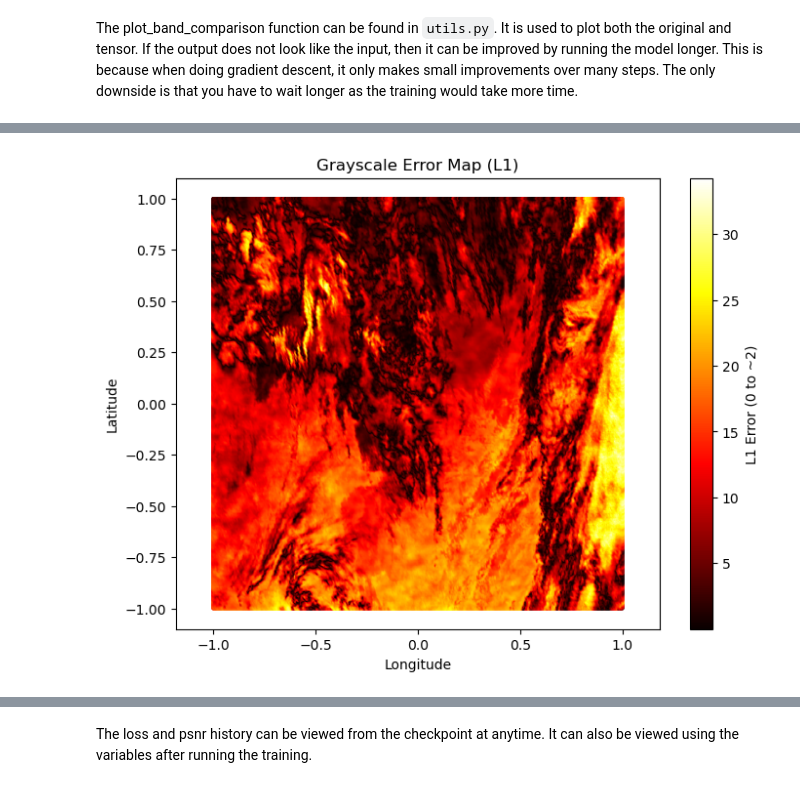
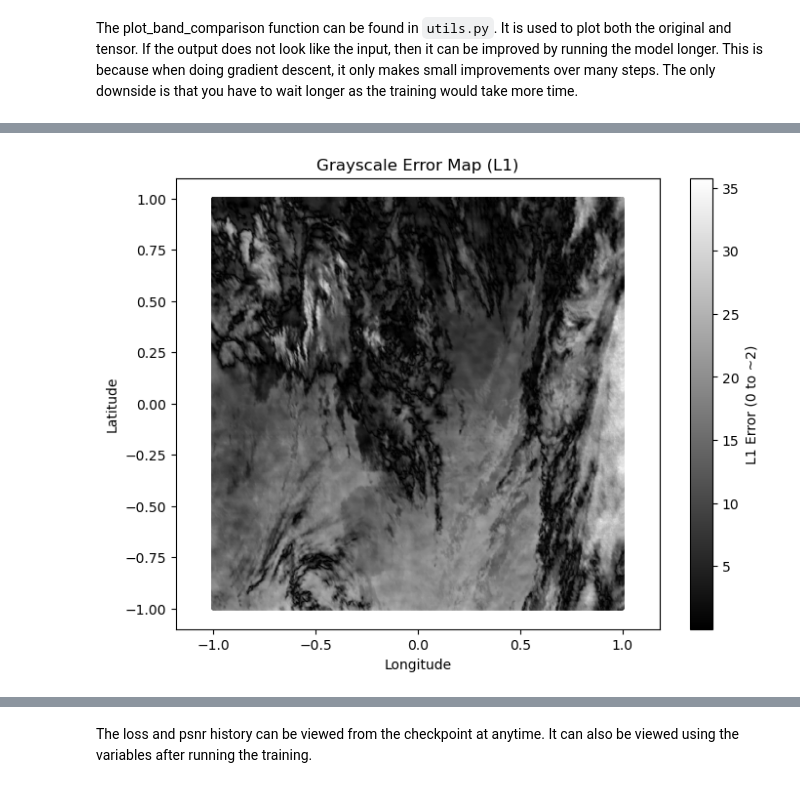
Before and after one commit to 20leebe/GOES-Finer-Tutorial, a Jupyter notebook: tutorial.ipynb, the cells around one changed output, grey strips where cells are left out. Saved outputs shown, nothing was run; the diff lists cells and outputs as text; code cells hidden in the pictures.

Commit message:
converted to grayscale for errormap

```diff
--- a/tutorial.ipynb
+++ b/tutorial.ipynb
@@ -595,14 +583,14 @@ Wall time: 11.5 s
 # %%
 %%time
 error_map_gray = np.mean(np.abs(tensor_denorm - predictions_denorm), axis=-1)  # shape: (N,)
 
 plt.figure(figsize=(8, 6))
-sc = plt.scatter(coords[:, 1], coords[:, 0], c=error_map_gray, cmap='hot', s=2)
+sc = plt.scatter(coords[:, 1], coords[:, 0], c=error_map_gray, cmap='gray', s=2)
 plt.colorbar(sc, label="L1 Error (0 to ~2)")
 plt.title("Grayscale Error Map (L1)")
 plt.xlabel("Longitude")
 plt.ylabel("Latitude")
 plt.axis('equal')
 plt.show()
 # %% [output]
-[figure, old version]
+[figure, new version]
```
Also changed, not shown: parts of 5 cells of this notebook.
